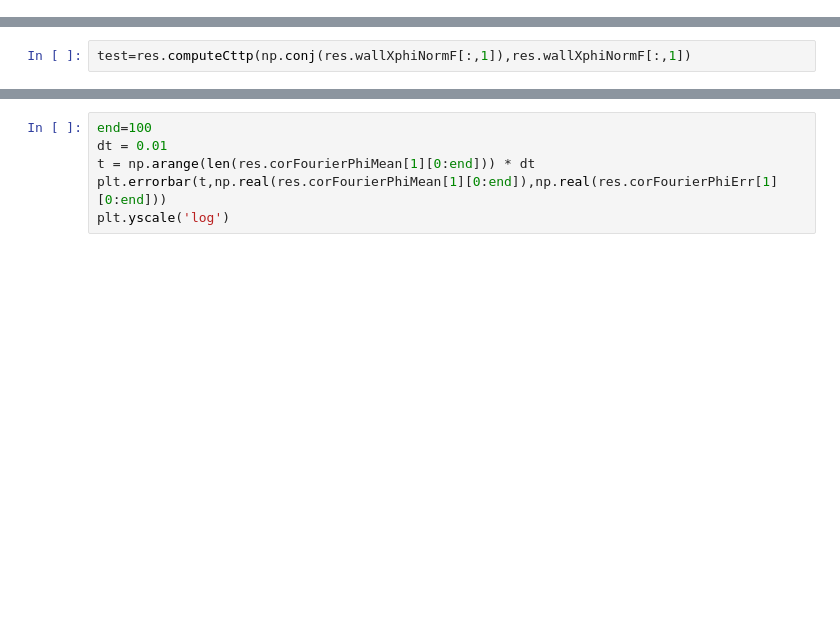
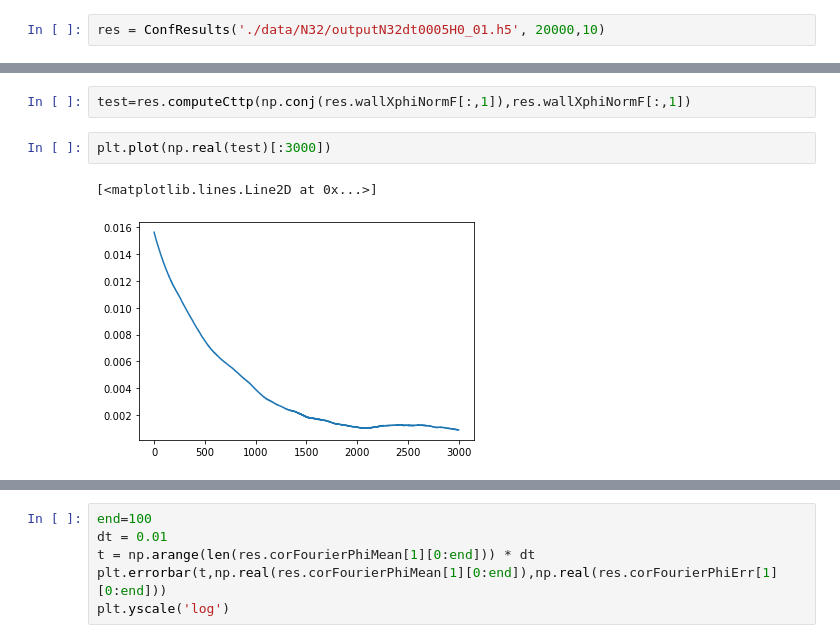
Before and after one commit to jannisgebbo/langevinA, a Jupyter notebook: ModelA-Beuler/measurementsDev.ipynb, the cells around one changed output, grey strips where cells are left out. Drawn from its saved outputs; the diff is of its cells as text; blank space fills up the shorter version.

```diff
--- a/ModelA-Beuler/measurementsDev.ipynb
+++ b/ModelA-Beuler/measurementsDev.ipynb
@@ -208 +235,3 @@ plt.xscale('log')
+# %%
+res = ConfResults('./data/N32/outputN32dt0005H0_01.h5', 20000,10)
 # %%
@@ -219,3 +247,8 @@ np.shape(mean)
 res.wallXFourier()
 # %%
 test=res.computeCttp(np.conj(res.wallXphiNormF[:,1]),res.wallXphiNormF[:,1])
+# %%
+plt.plot(np.real(test)[:3000])
+# %% [output]
+[<matplotlib.lines.Line2D at 0x...>]
+[figure, added]
```
Also changed, not shown: parts of 11 cells of this notebook, 2 other files.
